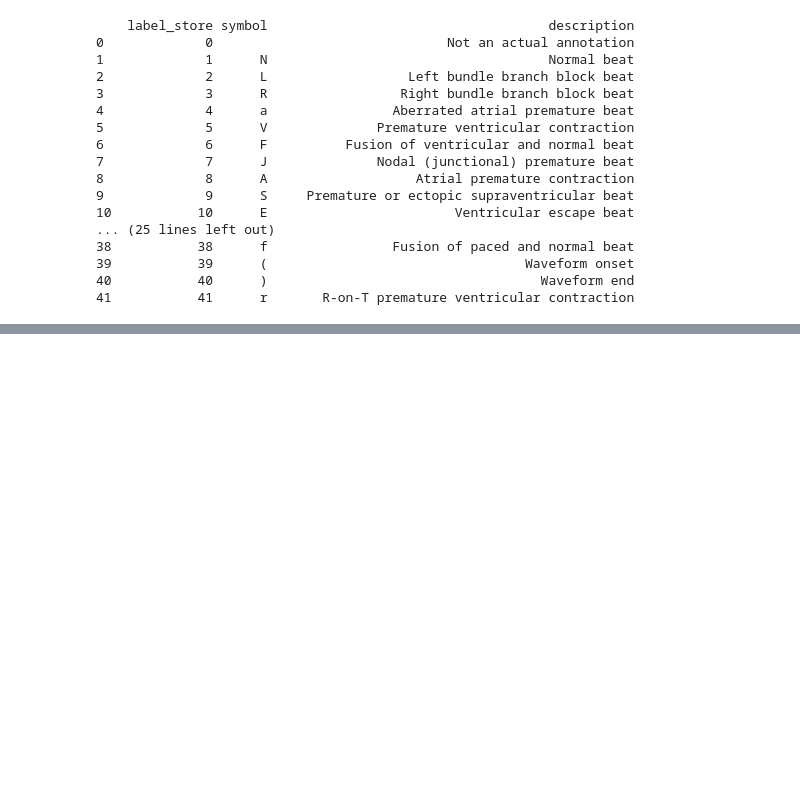
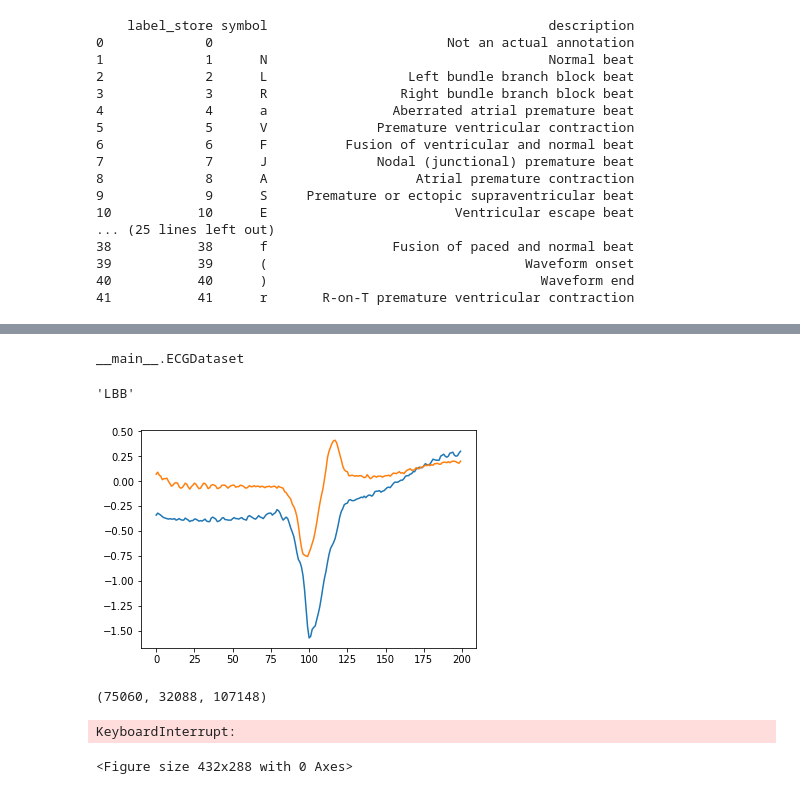
Before and after one commit to AlexandrePerdereau/pfeECG, a Jupyter notebook: PFE.ipynb, the cells around one changed output, grey strips where cells are left out. Cells and saved outputs as stored; diff of their text form; code cells hidden in the pictures; blank space fills up the shorter version.

```diff
--- a/PFE.ipynb
+++ b/PFE.ipynb
@@ -244,0 +267,21 @@ sample['Label']
+# %%
+type(DS)
+# %% [output]
+__main__.ECGDataset
+# %%
+def normalize(DS):
+    for sample in DS:
+        sample['Signals'][0] = sample['Signals'][0][int(len(sample['Signals'][0]) /2)-100:int(len(sample['Signals'][0]) /2)+100]
+        sample['Signals'][1] = sample['Signals'][1][int(len(sample['Signals'][1]) /2)-100:int(len(sample['Signals'][1]) /2)+100]
+        #print(len(sample['Signals'][0]))
+    return DS
+
+DS = normalize(DS)
+# %%
+sample = DS[80080]
+plt.plot(sample['Signals'][0])
+plt.plot(sample['Signals'][1])
+sample['Label']
+# %% [output]
+'LBB'
+[figure, added]
@@ -244,0 +321,32 @@ sample['Label']
+# %%
+len(trainSet), len(testSet) , len(DS)
+#plt.plot(sample['Signals'][0])
+#plt.plot(sample['Signals'][1])
+#sample['Label']
+# %% [output]
+(75060, 32088, 107148)
+# %%
+# Transformation en image
+def signals2Images(DS):
+    count = 0
+    for sample in DS:
+        fig = plt.figure(frameon=False)
+        plt.plot(sample['Signals'][0])
+        plt.plot(sample['Signals'][1])
+        plt.xticks([]), plt.yticks([])
+        for spine in plt.gca().spines.values():
+            spine.set_visible(False)
+
+        filename = './mit-arrhythmia-images' + '/' + sample['Label'] + '/' + str(count)+'.png'
+        fig.savefig(filename)
+        im_gray = cv2.imread(filename, cv2.IMREAD_GRAYSCALE)
+        0
+        im_gray = cv2.resize(im_gray, (128, 128), interpolation = cv2.INTER_LANCZOS4)
+        cv2.imwrite(filename, im_gray)
+        count = count + 1
+        plt.close()
+
+signals2Images(DS)
+# %% [output]
+KeyboardInterrupt:
+<Figure size 432x288 with 0 Axes>
```
Also changed, not shown: parts of 23 cells of this notebook, 2 other files.
